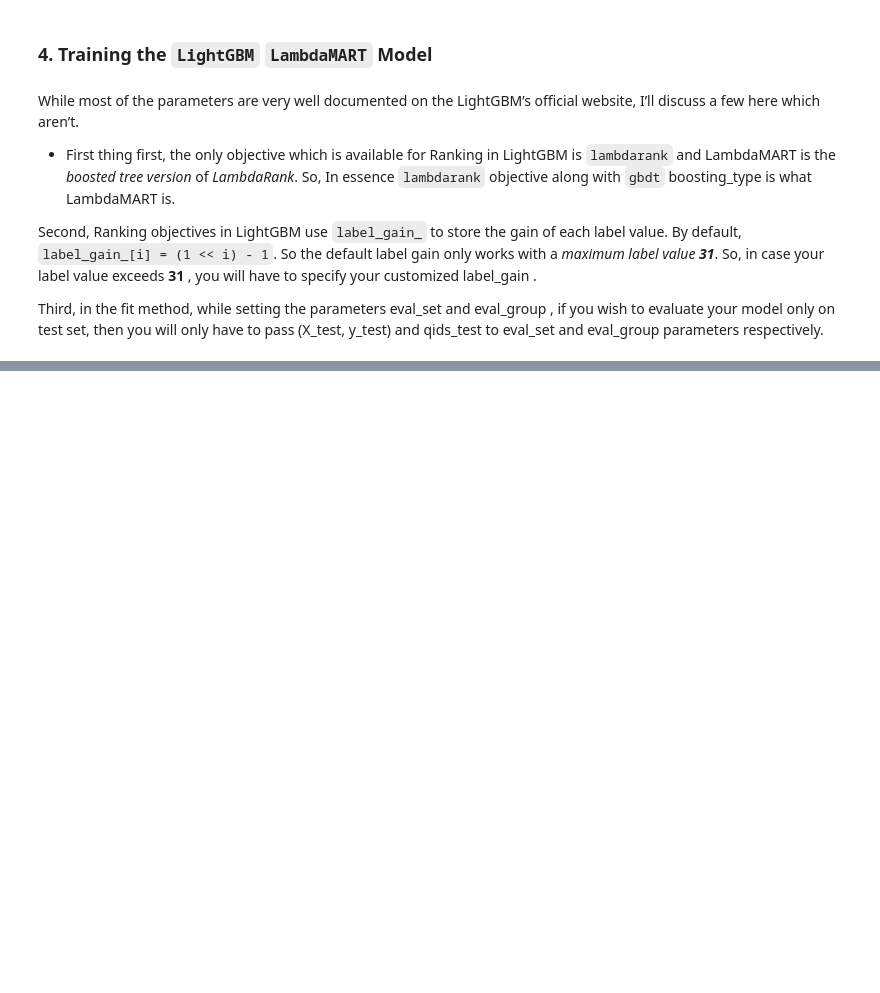
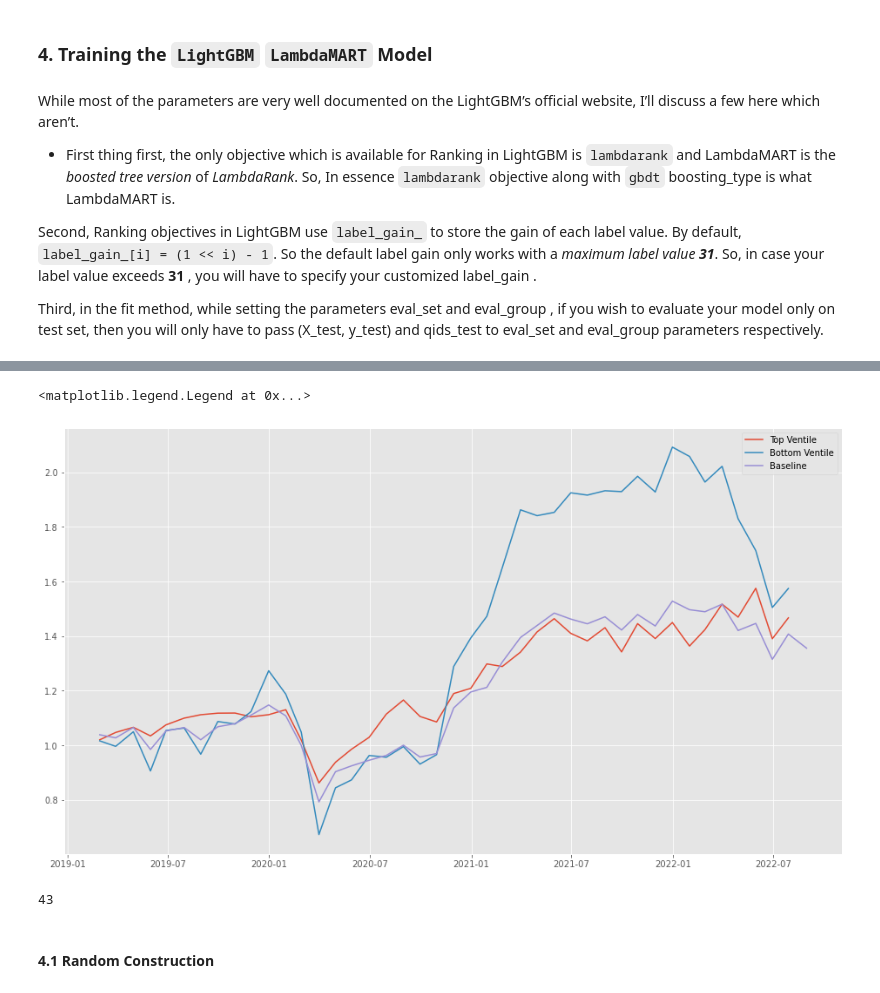
Before and after one commit to falken1983/pystock_recommender, a Jupyter notebook: jupyter_notebooks/letor_lambdaMART_lightgbm_demo.ipynb, the cells around one changed output, grey strips where cells are left out. Drawn from its saved outputs; the diff is of its cells as text; code cells hidden in the pictures; blank space fills up the shorter version.

```diff
--- a/jupyter_notebooks/letor_lambdaMART_lightgbm_demo.ipynb
+++ b/jupyter_notebooks/letor_lambdaMART_lightgbm_demo.ipynb
@@ -324,0 +375,2 @@ predictions
+# %%
+mask_best = (score_predictions==19).shift(1)
@@ -324,0 +381,7 @@ predictions
+# %%
+import pickle
+
+with open("data/config/20220831_returns_scores.pkl","rb") as f:
+    return_data = pickle.load(f)
+
+return_data.keys()
@@ -324,0 +394,2 @@ predictions
+# %%
+port_rets_monthly = return_data["raw_returns"]["monthly"]
@@ -324,0 +435,22 @@ predictions
+# %%
+mask_worst = (score_predictions==0).shift(1)
+# %%
+import matplotlib.pyplot as plt
+
+plt.style.use("ggplot")
+fig, ax = plt.subplots(figsize=(16,9))
+
+ax.plot((1+port_rets_monthly[mask_best].mean(axis=1)).cumprod(),label="Top Ventile")
+ax.plot((1+port_rets_monthly[mask_worst].mean(axis=1)).cumprod(),label="Bottom Ventile")
+ax.plot((1+port_rets_monthly["2019-2-28":].mean(axis=1)).cumprod(), label ="Baseline")
+
+plt.legend()
+# %% [output]
+<matplotlib.legend.Legend at 0x...>
+[figure, added]
+# %%
+mask_best.shape[0]
+# %% [output]
+43
+# %% [markdown]
+#### 4.1 Random Construction
```
Also changed, not shown: parts of 44 cells of this notebook.
